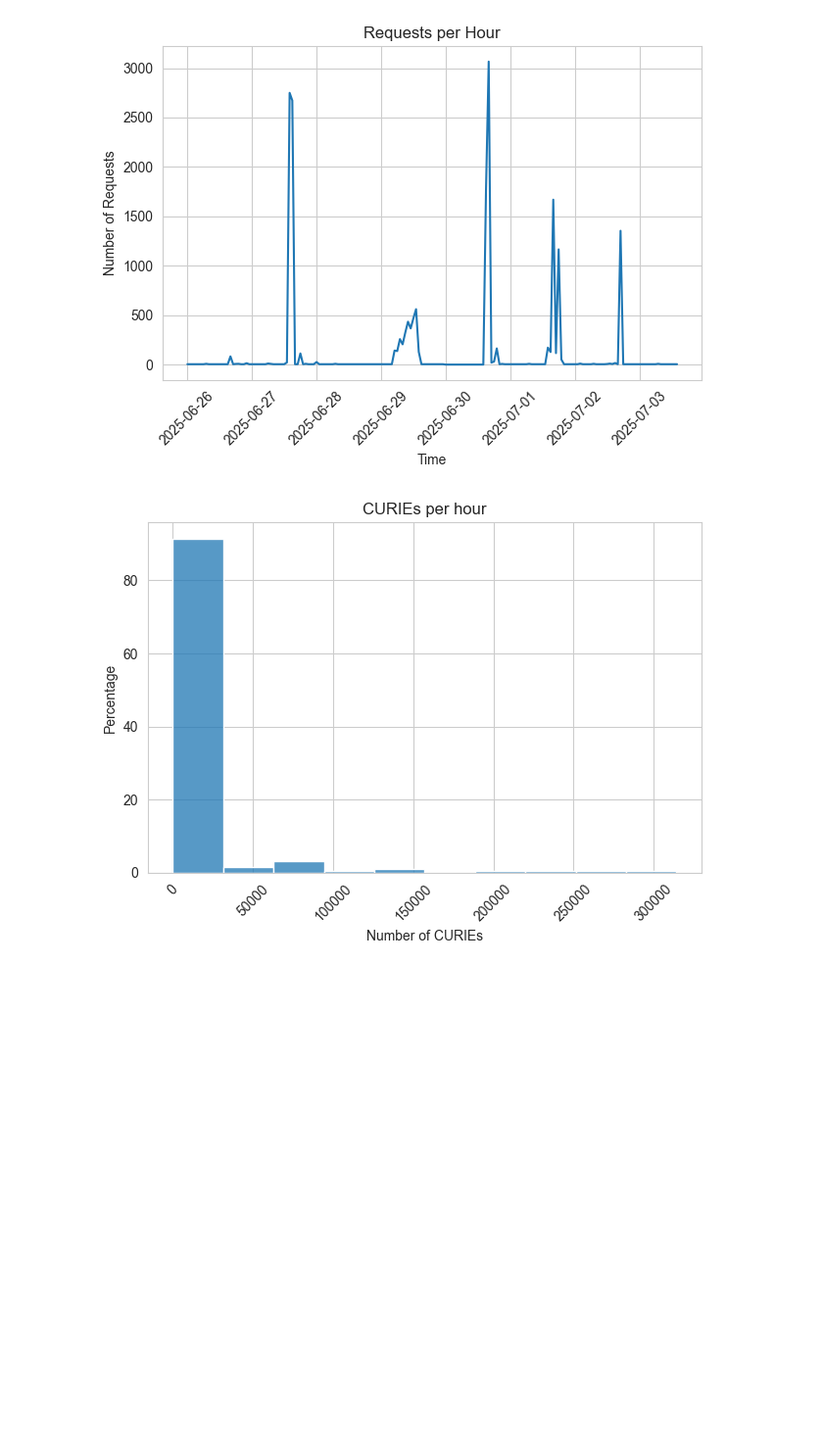
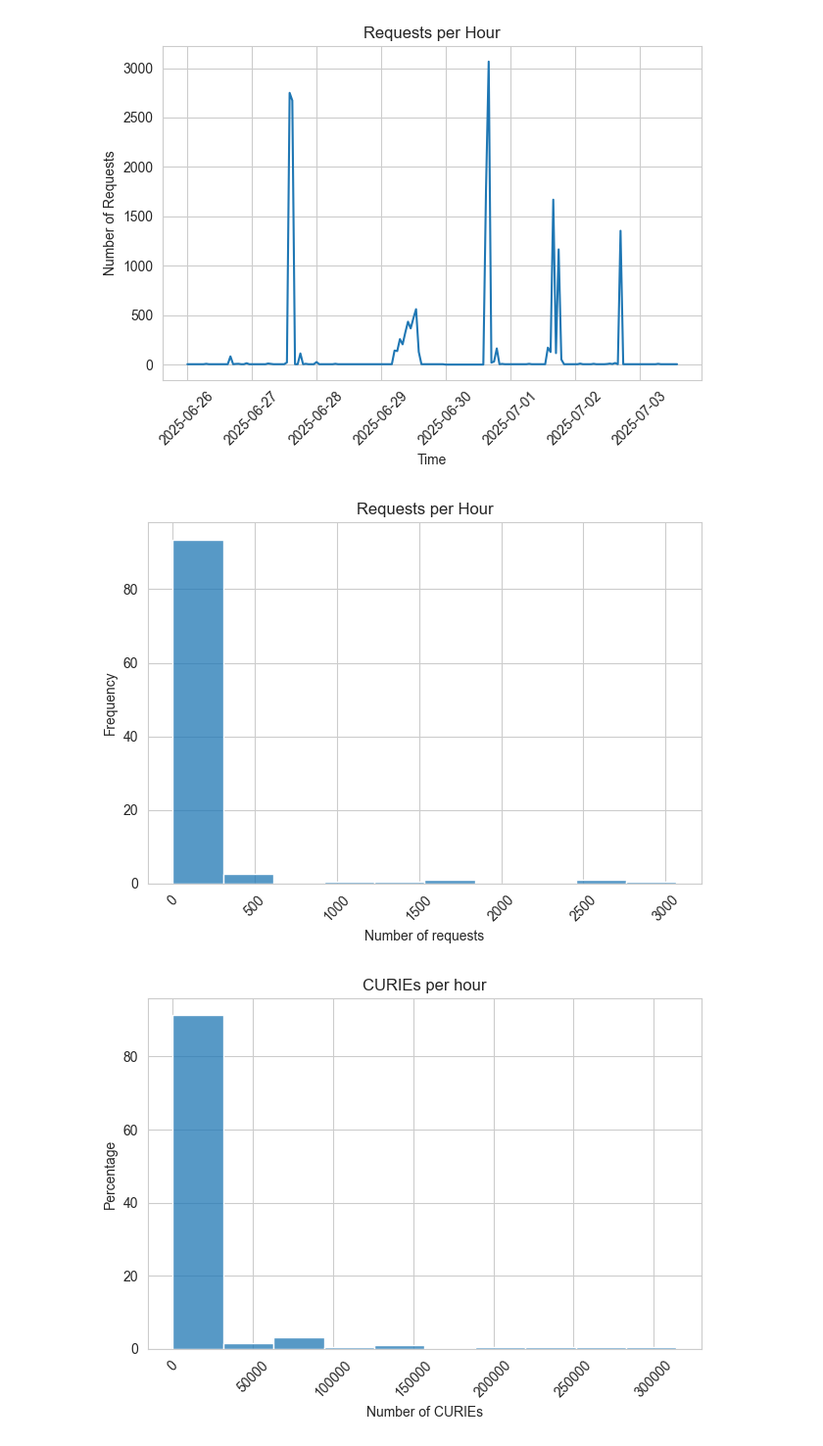
Before and after one commit to TranslatorSRI/babel-validation, a Jupyter notebook: log-analysis/NodeNorm_log_analysis.ipynb, the cells around one changed output. Shown: that part at 98% size. Drawn from its saved outputs; the diff is of its cells as text; code cells hidden in the pictures; blank space fills up the shorter version.

Commit message:
Added a requests-per-hour-frequency graph as well.

```diff
--- a/log-analysis/NodeNorm_log_analysis.ipynb
+++ b/log-analysis/NodeNorm_log_analysis.ipynb
@@ -219,6 +219,17 @@ plt.tight_layout()
 plt.show()
 # %% [output]
 [figure]
+# %%
+# Plot the frequency distribution of requests grouped by hour.
+curies_per_hour = df.set_index('time').resample('h').size()
+sns.histplot(curies_per_hour, bins=10, stat='percent')
+plt.title("Requests per Hour")
+plt.xlabel("Number of requests")
+plt.ylabel("Frequency")
+plt.xticks(rotation=45)
+plt.tight_layout()
+# %% [output]
+[figure, added]
 # %%
 # Plot the frequency distribution of CURIE counts grouped by hour.
 curies_per_hour = df.set_index('time').resample('h')['curie_count'].sum()
```
